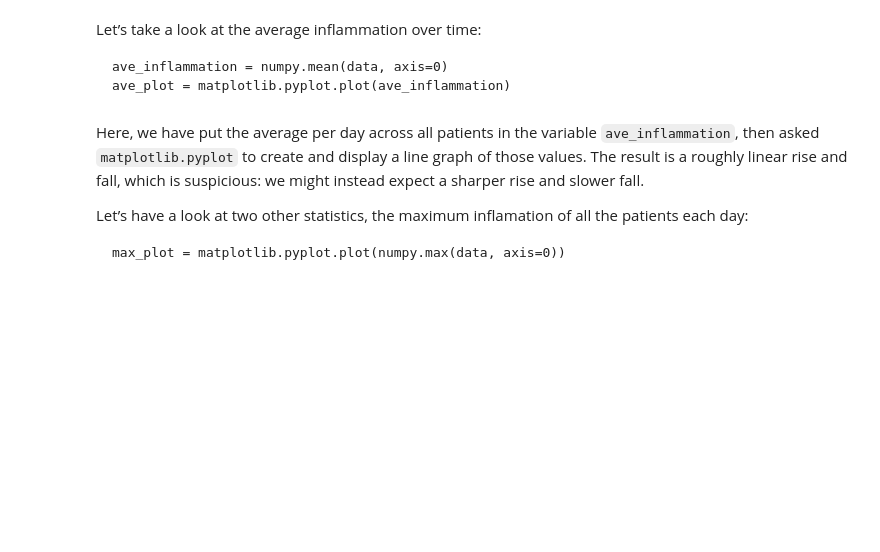
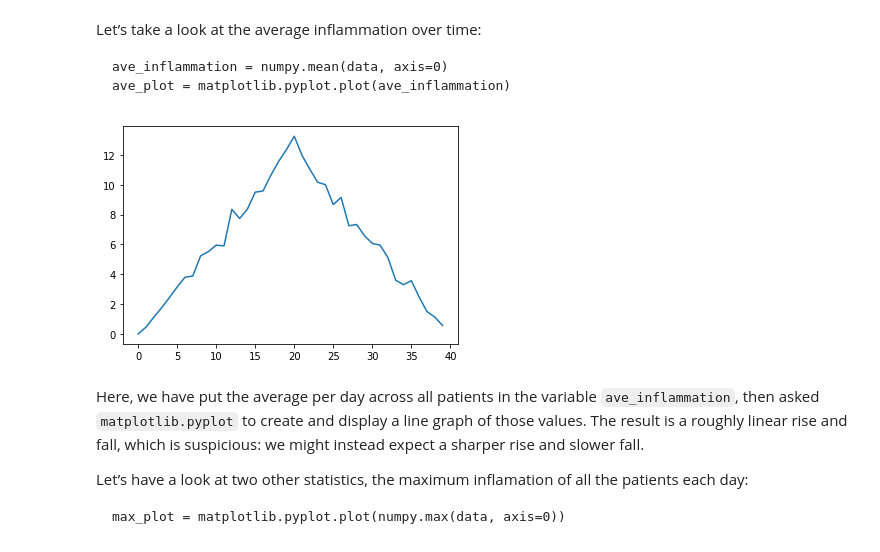
Before and after one commit to smpgsara/2019-07-24-intro-to-python-workshop, a Jupyter notebook: lessons/python/ep1-introduction.ipynb, the cells around one changed output. Saved outputs shown, nothing was run; the diff lists cells and outputs as text; code cells hidden in the pictures; blank space fills up the shorter version.

````diff
--- a/lessons/python/ep1-introduction.ipynb
+++ b/lessons/python/ep1-introduction.ipynb
@@ -523,6 +625,11 @@ Let’s take a look at the average inflammation over time:
 ave_inflammation = numpy.mean(data, axis=0)
 ave_plot = matplotlib.pyplot.plot(ave_inflammation)
 ```
+# %%
+ave_inflammation = numpy.mean(data, axis=0)
+ave_plot = matplotlib.pyplot.plot(ave_inflammation)
+# %% [output]
+[figure, added]
 # %% [markdown]
 Here, we have put the average per day across all patients in the variable `ave_inflammation`, then asked `matplotlib.pyplot` to create and display a line graph of those values. The result is a roughly linear rise and fall, which is suspicious: we might instead expect a sharper rise and slower fall.
 
````
Also changed, not shown: parts of 28 cells of this notebook.
